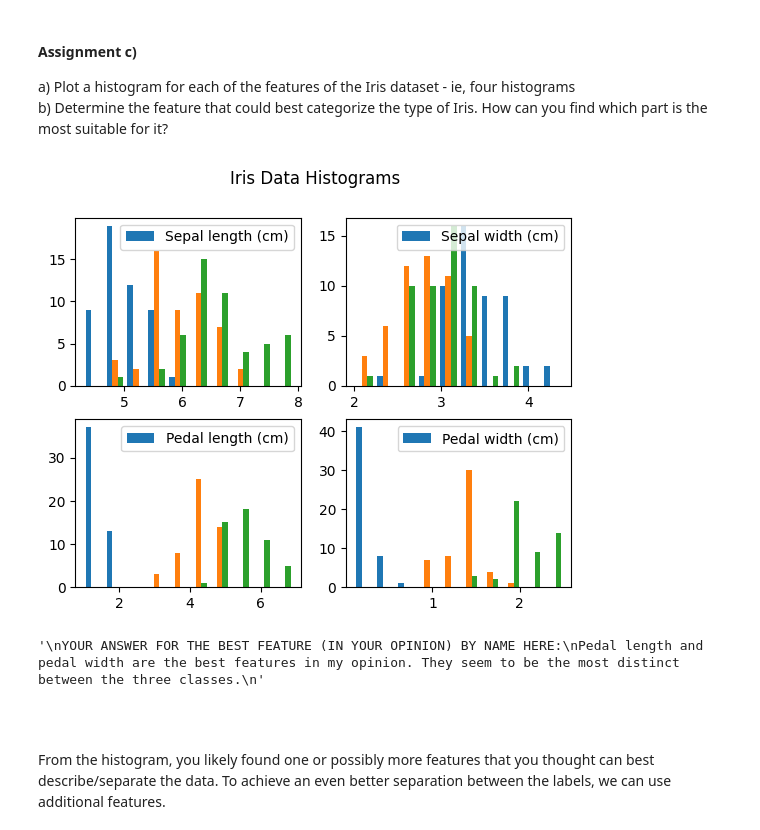
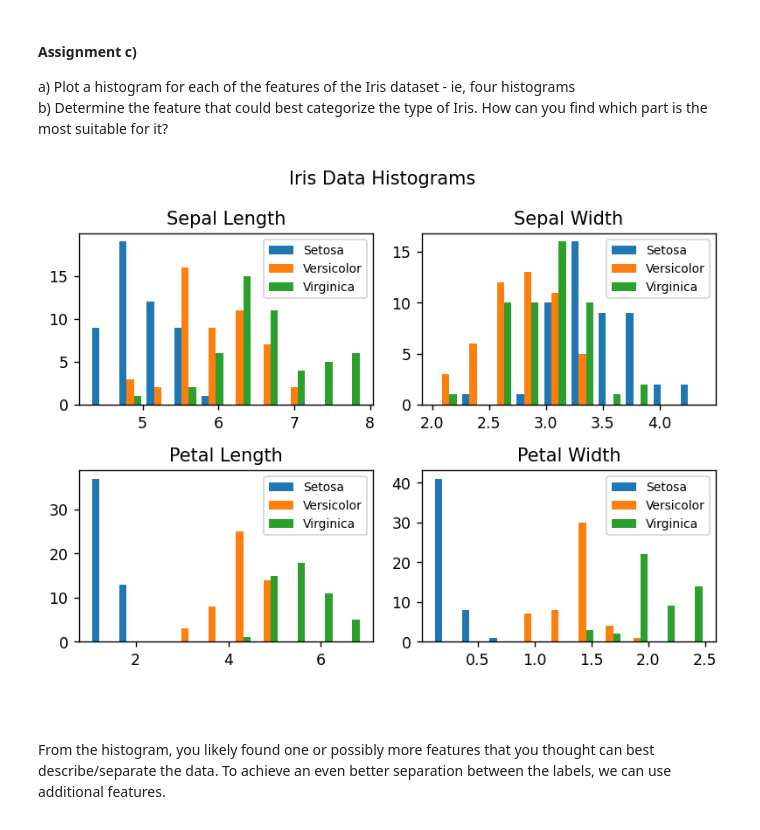
Before and after one commit to richard-lovgren/ml-1dl034-public-assignments, a Jupyter notebook: Assignments/Practical/PracticalNotebook3.ipynb, the cells around one changed output. Drawn from its saved outputs; the diff is of its cells as text; code cells hidden in the pictures.

```diff
--- a/Assignments/Practical/PracticalNotebook3.ipynb
+++ b/Assignments/Practical/PracticalNotebook3.ipynb
@@ -300,38 +300,49 @@ a) Plot a histogram for each of the features of the Iris dataset - ie, four hist
 b) Determine the feature that could best categorize the type of Iris. How can you find which part is the most suitable for it?
 # %%
 import matplotlib.pyplot as plt
+from matplotlib.patches import Rectangle
 iris_target_names = ["Setosa", "Versicolor", "Virginica"]
 
 
 # YOUR CODE HERE
 #
 #
 
 sep_len = iris.data[0:50, 0], iris.data[50:100, 0], iris.data[100:150, 0]
 sep_wid = iris.data[0:50, 1], iris.data[50:100, 1], iris.data[100:150, 1]
 ped_len = iris.data[0:50, 2], iris.data[50:100, 2], iris.data[100:150, 2]
 ped_wid = iris.data[0:50, 3], iris.data[50:100, 3], iris.data[100:150, 3]
 
 fig, ax = plt.subplots(2, 2)
 fig.suptitle("Iris Data Histograms")
 
-ax[0, 0].hist(sep_len, label="Sepal length (cm)")
-ax[0, 0].legend()
-ax[0, 1].hist(sep_wid, label="Sepal width (cm)")
-ax[0, 1].legend()
-ax[1, 0].hist(ped_len, label="Pedal length (cm)")
-ax[1, 0].legend()
-ax[1, 1].hist(ped_wid, label="Pedal width (cm)")
-ax[1, 1].legend()
-plt.show()
+labels = ["Setosa", "Versicolor", "Virginica"]
+
+
+
+ax[0, 0].hist(sep_len, label=labels)
+ax[0, 0].legend(prop={'size': 8})
+ax[0, 0].title.set_text("Sepal Length")
+ax[0, 1].hist(sep_wid, label=labels)
+ax[0, 1].legend(prop={'size': 8})
+ax[0, 1].title.set_text("Sepal Width")
+ax[1, 0].hist(ped_len, label=labels)
+ax[1, 0].legend(prop={'size': 8})
+ax[1, 0].title.set_text("Petal Length")
+ax[1, 1].hist(ped_wid, label=labels)
+ax[1, 1].legend(prop={'size': 8})
+ax[1, 1].title.set_text("Petal Width")
+
+fig.set_dpi(125)
+fig.tight_layout()
 
 """
 YOUR ANSWER FOR THE BEST FEATURE (IN YOUR OPINION) BY NAME HERE:
 Pedal length and pedal width are the best features in my opinion. They seem to be the most distinct between the three classes.
 """
+plt.show()
 # %% [output]
-[figure, old version]
+[figure, new version]
-'\nYOUR ANSWER FOR THE BEST FEATURE (IN YOUR OPINION) BY NAME HERE:\nPedal length and pedal width are the best features in my opinion. They seem to be the most distinct between the three classes.\n'
 # %% [markdown]
 <br/>
 <br/>
```
Also changed, not shown: parts of 6 cells of this notebook, 2 other files.
